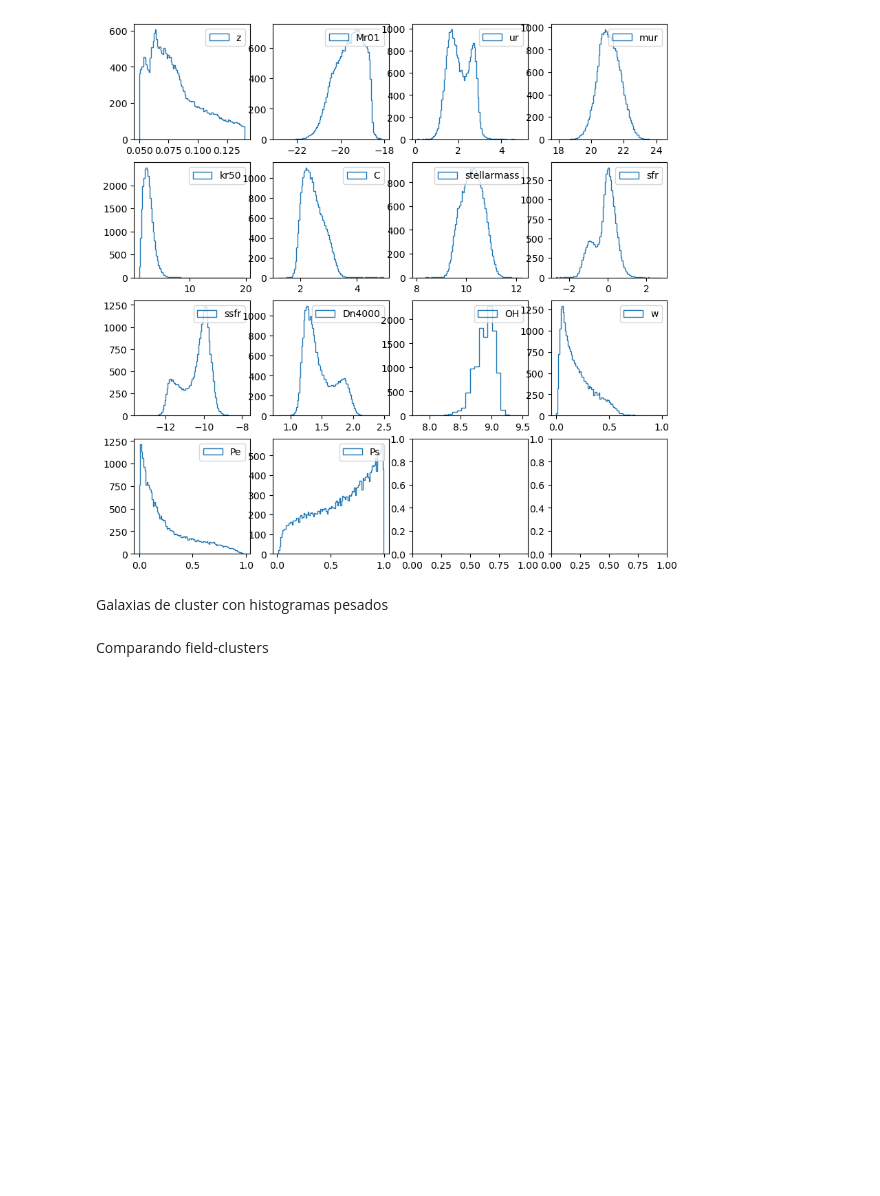
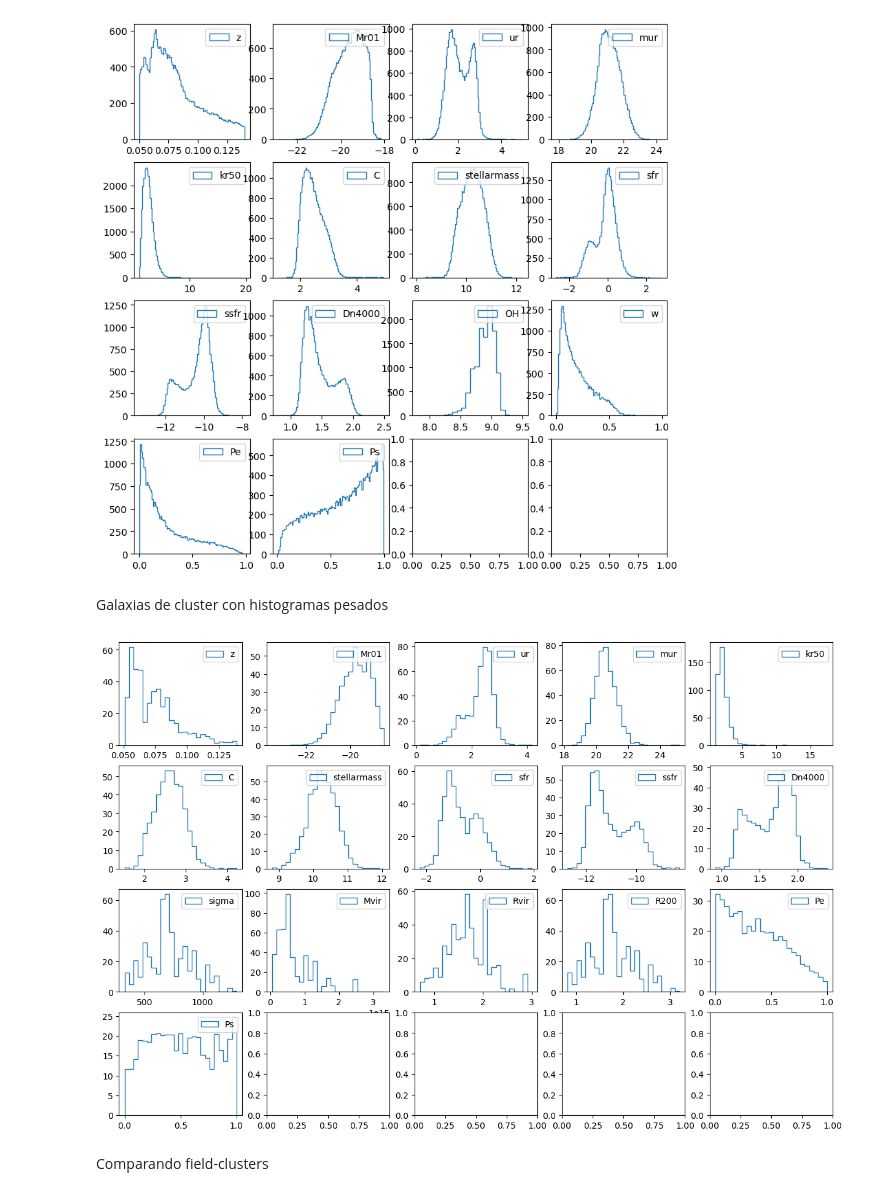
Before and after one commit to francaporaso/extragalactica, a Jupyter notebook: guia5/plots.ipynb, the cells around one changed output. Saved outputs shown, nothing was run; the diff lists cells and outputs as text; code cells hidden in the pictures; blank space fills up the shorter version.

```diff
--- a/guia5/plots.ipynb
+++ b/guia5/plots.ipynb
@@ -130,9 +134,10 @@ for col, ax in zip(cols,axes.flatten()):
 # %%
 semianalytic.query('Mhotgas != 99 and Mcoldgas != 99 and sfr!=99', inplace=True)
 # %%
-fig, axes = plt.subplots(3,4, figsize=(10,10))
-cols = ['stellarmass','u','g','r','sfr','Mcoldgas','Mhotgas','Tau','OH','bt','ssfr']
+if PLOT_DIST:
+    fig, axes = plt.subplots(3,4, figsize=(10,10))
+    cols = ['stellarmass','u','g','r','sfr','Mcoldgas','Mhotgas','Tau','OH','bt','ssfr']
 
-for col, ax in zip(cols,axes.flatten()):
-    ax.hist(semianalytic[col], bins='auto', label=col, histtype='step', color=c_sa)
-    ax.legend(loc='upper right')
+    for col, ax in zip(cols,axes.flatten()):
+        ax.hist(semianalytic[col], bins='auto', label=col, histtype='step', color=c_sa)
+        ax.legend(loc='upper right')
@@ -186,32 +189,36 @@ Text(0, 0.5, 'Magnitud')
 # %% [markdown]
 Histogramas de las galaxias de campo pesados por $1/V_{\mathrm{max}}$
 # %%
-fig, axes = plt.subplots(4,4, figsize=(10,10))
-cols = ['z','Mr01','ur','mur','kr50','C','stellarmass','sfr','ssfr','Dn4000','OH','w','Pe','Ps']
+if PLOT_DIST:
+    fig, axes = plt.subplots(4,4, figsize=(10,10))
+    cols = ['z','Mr01','ur','mur','kr50','C','stellarmass','sfr','ssfr','Dn4000','OH','w','Pe','Ps']
 
-for col, ax in zip(cols,axes.flatten()):
-    if col=='OH':
-        ax.hist(s_zcut[s2][col], bins=np.linspace(7.8,9.5,25), weights=s_zcut[s2]['w'], label=col, histtype='step')
-    else:
-        ax.hist(s_zcut[s2][col], bins=100, weights=s_zcut[s2]['w'], label=col, histtype='step')
+    for col, ax in zip(cols,axes.flatten()):
+        if col=='OH':
+            ax.hist(s_zcut[s2][col], bins=np.linspace(7.8,9.5,25), weights=s_zcut[s2]['w'], label=col, histtype='step')
+        else:
+            ax.hist(s_zcut[s2][col], bins=100, weights=s_zcut[s2]['w'], label=col, histtype='step')
 
-    ax.legend(loc='upper right')
+        ax.legend(loc='upper right')
 # %% [output]
 [figure]
 # %% [markdown]
 Galaxias de cluster con histogramas pesados
 # %%
-fig, axes = plt.subplots(4,5, figsize=(15,10))
-cols = ['z','Mr01','ur','mur','kr50','C','stellarmass','sfr','ssfr','Dn4000', 'sigma','Mvir','Rvir','R200','Pe','Ps']
+if PLOT_DIST:
+    fig, axes = plt.subplots(4,5, figsize=(15,10))
+    cols = ['z','Mr01','ur','mur','kr50','C','stellarmass','sfr','ssfr','Dn4000', 'sigma','Mvir','Rvir','R200','Pe','Ps']
 
 
-for col, ax in zip(cols,axes.flatten()):
-    if col=='OH':
-        ax.hist(s_zcut[s1][col], bins=np.linspace(7.8,9.5,25), weights=s_zcut[s1]['w'], label=col, histtype='step')
-    else:
-        ax.hist(s_zcut[s1][col], bins=25, weights=s_zcut[s1]['w'], label=col, histtype='step')
+    for col, ax in zip(cols,axes.flatten()):
+        if col=='OH':
+            ax.hist(s_zcut[s1][col], bins=np.linspace(7.8,9.5,25), weights=s_zcut[s1]['w'], label=col, histtype='step')
+        else:
+            ax.hist(s_zcut[s1][col], bins=25, weights=s_zcut[s1]['w'], label=col, histtype='step')
 
-    ax.legend(loc='upper right')
+        ax.legend(loc='upper right')
+# %% [output]
+[figure, added]
 # %% [markdown]
 Comparando field-clusters
 # %%
```
Also changed, not shown: parts of 15 cells of this notebook.
